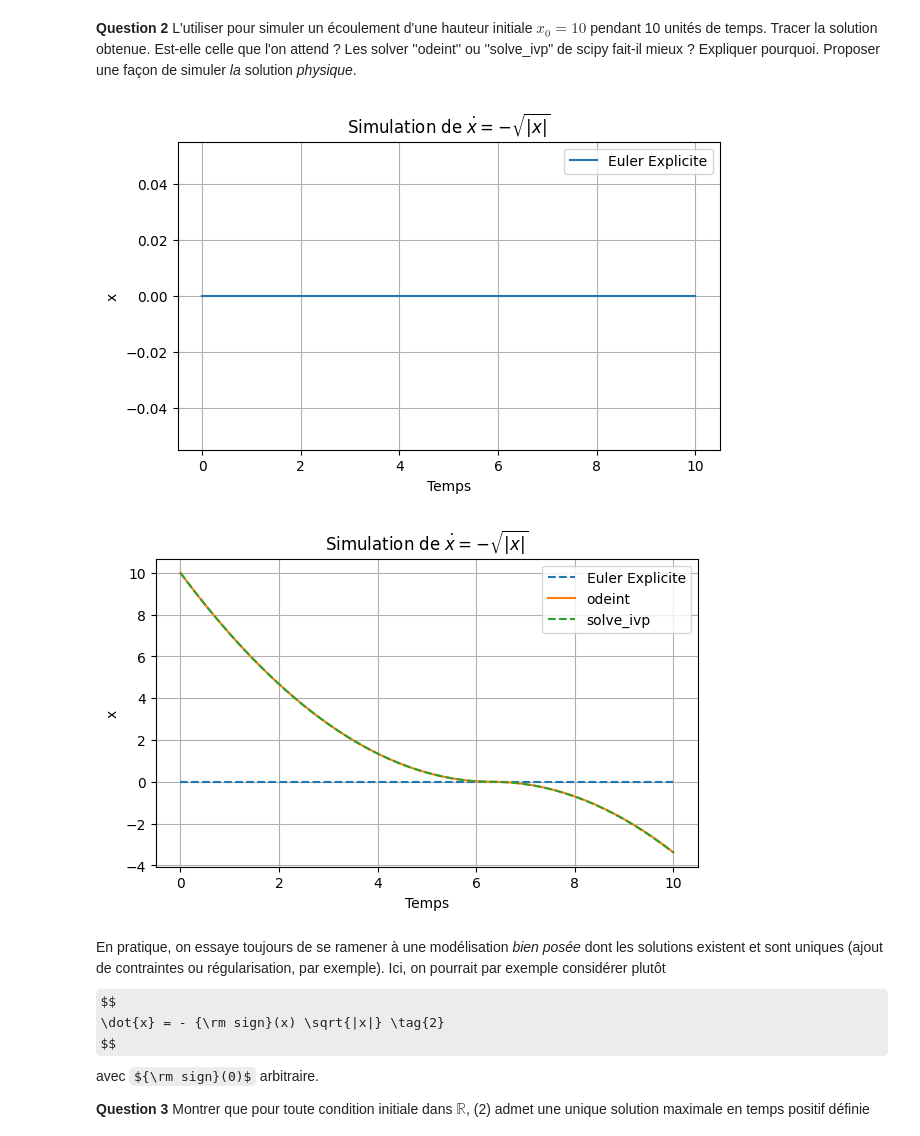
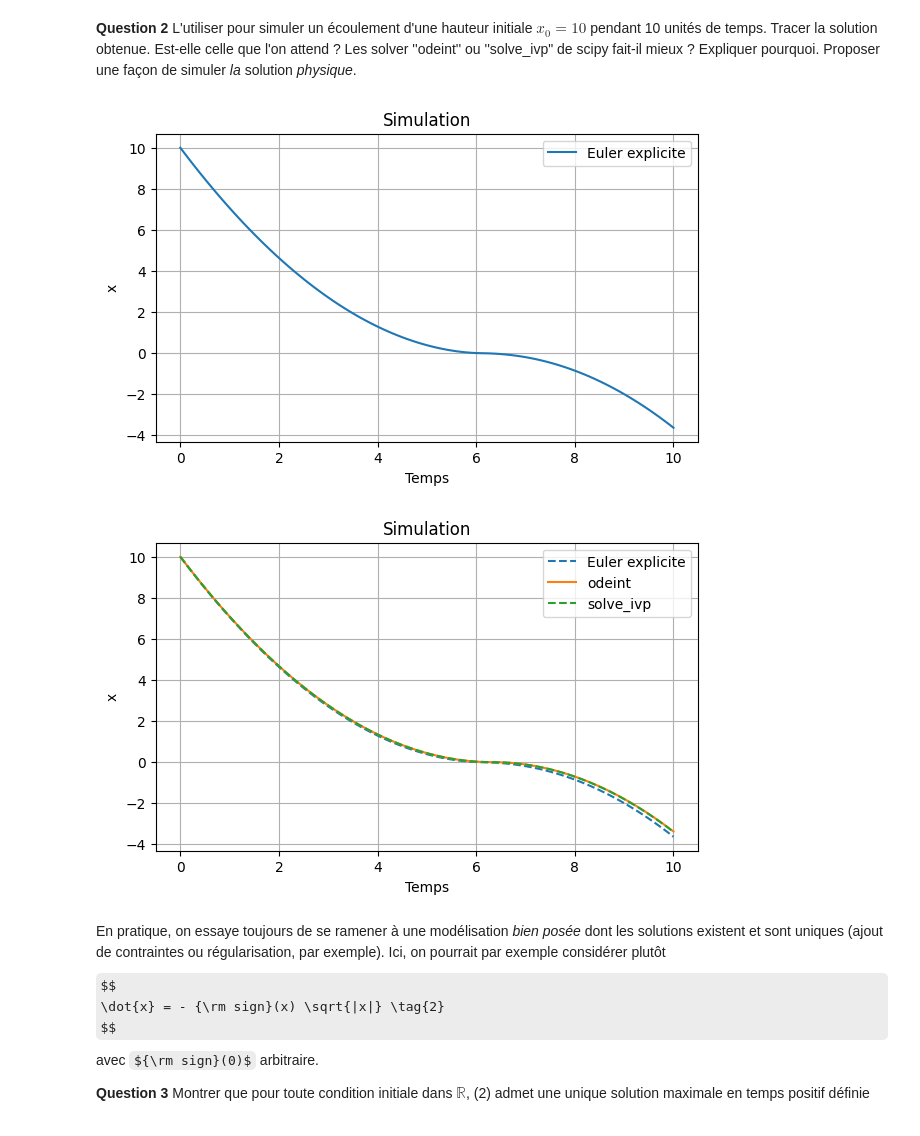
Before and after one commit to sybille-naudet/Maths---meufs-trop-styl-es, a Jupyter notebook: Projet - Equations Différentielles - 2025.ipynb, the cells around one changed output. Cells and saved outputs as stored; diff of their text form; code cells hidden in the pictures; some formulas as TeX source.

```diff
--- a/Projet - Equations Différentielles - 2025.ipynb
+++ b/Projet - Equations Différentielles - 2025.ipynb
@@ -44,57 +44,57 @@ $$
 def f(x,t):
     return -np.sqrt(np.abs(x))
 
-def euler_explicit(f,x0,t0,tf,dt):
-    nb_etapes = int(np.ceil((tf - t0)/dt))
-    time = np.linspace(t0, tf, nb_etapes + 1)
-    sol = np.zeros(nb_etapes + 1)
-    for i in range(nb_etapes):
-        t_i = time[i]
-        s_i = sol[i]
-        sol[i+1]=s_i + dt*f(s_i, t_i)
-    return time, sol
+def euler_explicit(f, x0, t0, tf, dt):
+    t = np.arange(t0, tf + dt, dt)
+    x = np.zeros(len(t))
+    x[0] = x0
+    for i in range(len(t) - 1):
+        x[i+1] = x[i] + dt * f(x[i], t[i])
+    return t, x
 # %% [markdown]
 **Question 2** L'utiliser pour simuler un écoulement d'une hauteur initiale $x_0=10$ pendant 10 unités de temps. Tracer la solution obtenue. Est-elle celle que l'on attend ? Les solver ''odeint'' ou ''solve_ivp" de scipy fait-il mieux ? Expliquer pourquoi. Proposer une façon de simuler *la* solution *physique*.
 # %%
 x0 = 10
 t0 = 0
 tf = 10
 dt = 0.1
 
-# Exécution de la simulation
+#graphique
 t, x = euler_explicit(f,x0,t0,tf,dt)
 
 plt.figure()
-plt.plot(t, x, label=f'Euler Explicite')
-plt.title(r'Simulation de $\dot{x} = - \sqrt{|x|}$')
+plt.plot(t, x, label='Euler explicite')
+plt.title('Simulation')
 plt.xlabel('Temps')
 plt.ylabel('x')
 plt.grid()
 plt.legend()
 plt.show()
 # %% [output]
-[figure, old version]
+[figure, new version]
 # %%
 t_scipy = np.linspace(t0, tf, 100)
 x_odeint = odeint(f, x0, t_scipy)
 
-def f_ivp(t, x): return f(x, t)
+def f_ivp(t, x):
+    return f(x, t)
+
 res_ivp = solve_ivp(f_ivp, [t0, tf], [x0], t_eval=t_scipy)
 
-
+#graphique
 plt.figure()
-plt.plot(t, x, label='Euler Explicite', linestyle='--')
+plt.plot(t, x, label='Euler explicite', linestyle='--')
 plt.plot(t_scipy, x_odeint, label='odeint')
 plt.plot(res_ivp.t, res_ivp.y[0], label='solve_ivp',linestyle='--')
 
-plt.title(r'Simulation de $\dot{x} = - \sqrt{|x|}$')
+plt.title('Simulation')
 plt.xlabel('Temps')
 plt.ylabel('x')
 plt.grid()
 plt.legend()
 plt.show()
 # %% [output]
-[figure, old version]
+[figure, new version]
 # %% [markdown]
 En pratique, on essaye toujours de se ramener à une modélisation *bien posée* dont les solutions existent et sont uniques (ajout de contraintes ou régularisation, par exemple). Ici, on pourrait par exemple considérer plutôt
 $$
```
Also changed, not shown: parts of 1 cell of this notebook.
